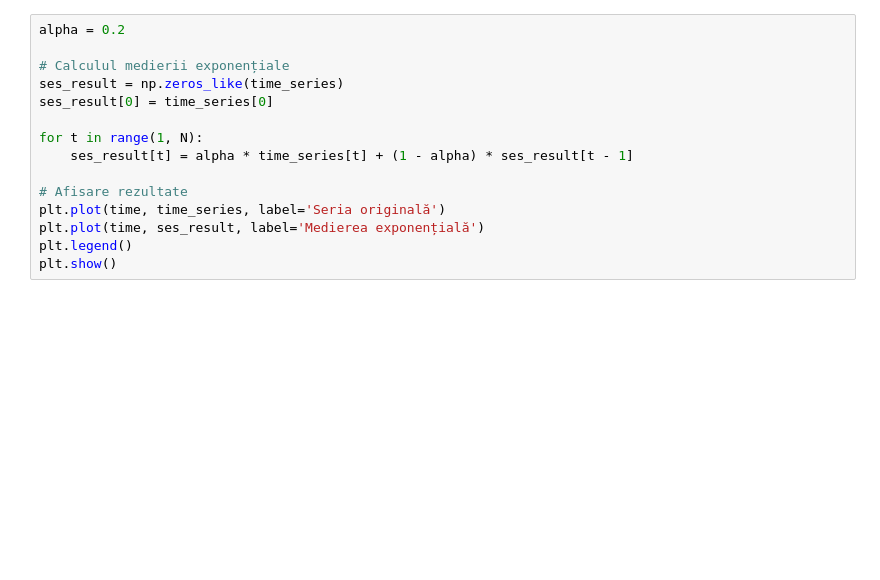
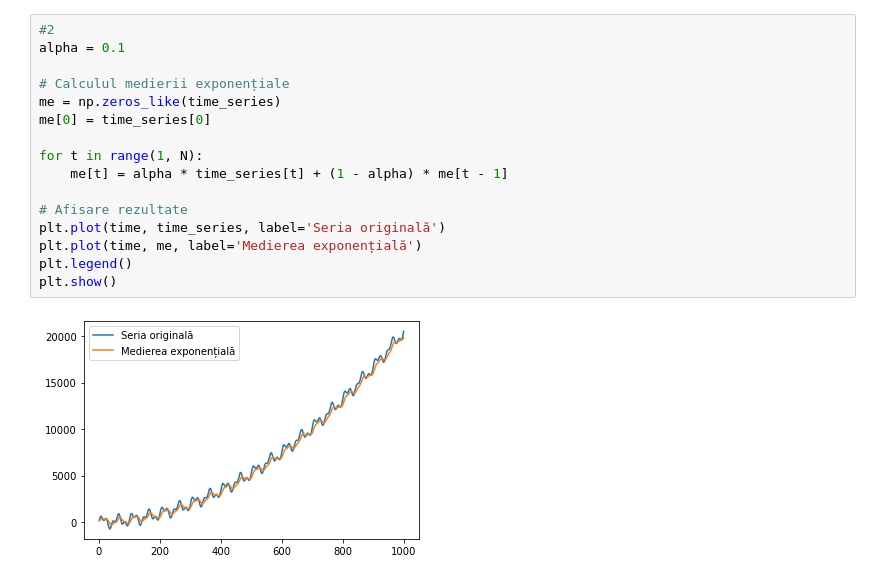
Before and after one commit to TomaBlogu/proc-sem, a Jupyter notebook: lab9/ex1&2.ipynb, the cells around one changed output. Cells and saved outputs as stored; diff of their text form; blank space fills up the shorter version.

```diff
--- a/lab9/ex1&2.ipynb
+++ b/lab9/ex1&2.ipynb
@@ -41,15 +43,18 @@ axs[3].set_title('Variatie mica')
 # %%
-alpha = 0.2
+#2
+alpha = 0.1
 
 # Calculul medierii exponențiale
-ses_result = np.zeros_like(time_series)
-ses_result[0] = time_series[0]
+me = np.zeros_like(time_series)
+me[0] = time_series[0]
 
 for t in range(1, N):
-    ses_result[t] = alpha * time_series[t] + (1 - alpha) * ses_result[t - 1]
+    me[t] = alpha * time_series[t] + (1 - alpha) * me[t - 1]
 
 # Afisare rezultate
 plt.plot(time, time_series, label='Seria originală')
-plt.plot(time, ses_result, label='Medierea exponențială')
+plt.plot(time, me, label='Medierea exponențială')
 plt.legend()
 plt.show()
+# %% [output]
+[figure, added]
```
Also changed, not shown: parts of 3 cells of this notebook.
